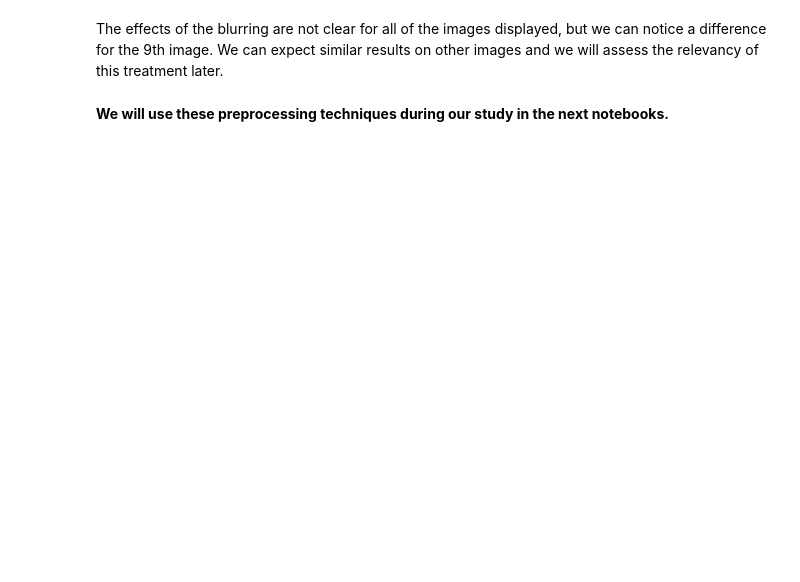
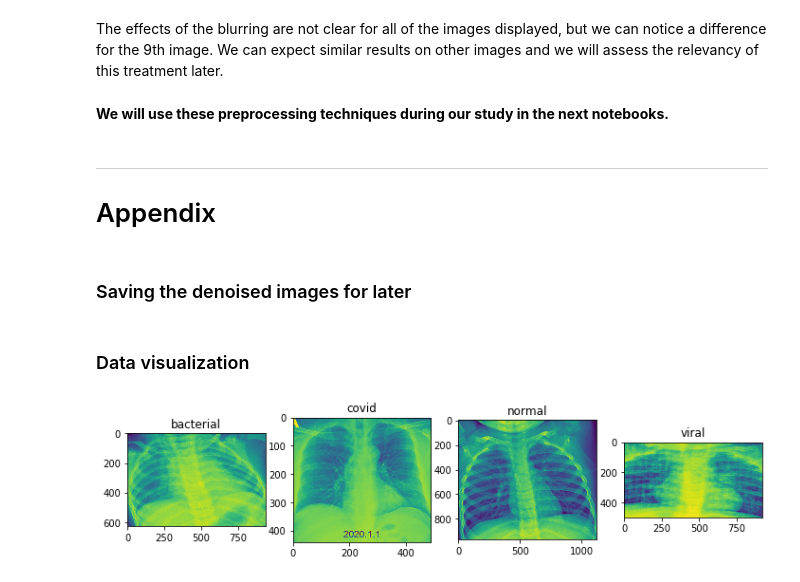
Before and after one commit to bt2513/covid_sp20, a Jupyter notebook: 1. Data Exploration.ipynb, the cells around one changed output. Cells and saved outputs as stored; diff of their text form; code cells hidden in the pictures; blank space fills up the shorter version.

```diff
--- a/1. Data Exploration.ipynb
+++ b/1. Data Exploration.ipynb
@@ -179,3 +179,9 @@ plt.subplots_adjust(hspace= 0.4)
 The effects of the blurring are not clear for all of the images displayed, but we can notice a difference for the 9th image. We can expect similar results on other images and we will assess the relevancy of this treatment later.
 # %% [markdown]
 **We will use these preprocessing techniques during our study in the next notebooks.**
+# %% [markdown]
+---
+
+# Appendix
+# %% [markdown]
+### Saving the denoised images for later
@@ -181,0 +190,41 @@ The effects of the blurring are not clear for all of the images displayed, but w
+# %%
+# Denoising the training images and saving them for later use
+
+n_rows = train_labels.shape[0]
+path = './train2/train/'
+
+for i in range(n_rows):
+    image_path = './train/' + train_labels.iloc[i, 1]
+    img = image.load_img(image_path, color_mode= 'grayscale')
+    denoised_img = cv2.GaussianBlur(np.array(img), (5, 5), 0)
+    name = train_labels.loc[i, 'filename'].split('/')[1]
+    cv2.imwrite(path + name, denoised_img)
+# %%
+# Repeating the same procedure for the test set
+test_data = pd.read_csv('./test.csv')
+n_rows = test_data.shape[0]
+path = './test2/test/'
+
+for i in range(n_rows):
+    image_path = './test/' + test_data.iloc[i, 1]
+    img = image.load_img(image_path, color_mode= 'grayscale')
+    denoised_img = cv2.GaussianBlur(np.array(img), (5, 5), 0)
+    name = test_data.loc[i, 'filename'].split('/')[1]
+    cv2.imwrite(path + name, denoised_img)
+# %% [markdown]
+### Data visualization
+# %%
+groupByLabel = X.groupby('label')
+examples = groupByLabel.first()
+# %%
+# Visualizing different chest X-rays images wrt their labels
+
+fig, axs = plt.subplots(1, 4, figsize= (12, 8))
+axs = axs.ravel()
+
+for i in range(len(axs)):
+    axs[i].imshow(examples.iloc[i, 1])
+    axs[i].set_title(examples.index[i])
+plt.subplots_adjust(hspace= 0.4)
+# %% [output]
+[figure, added]
```
Also changed, not shown: parts of 8 cells of this notebook, 2 other files.
